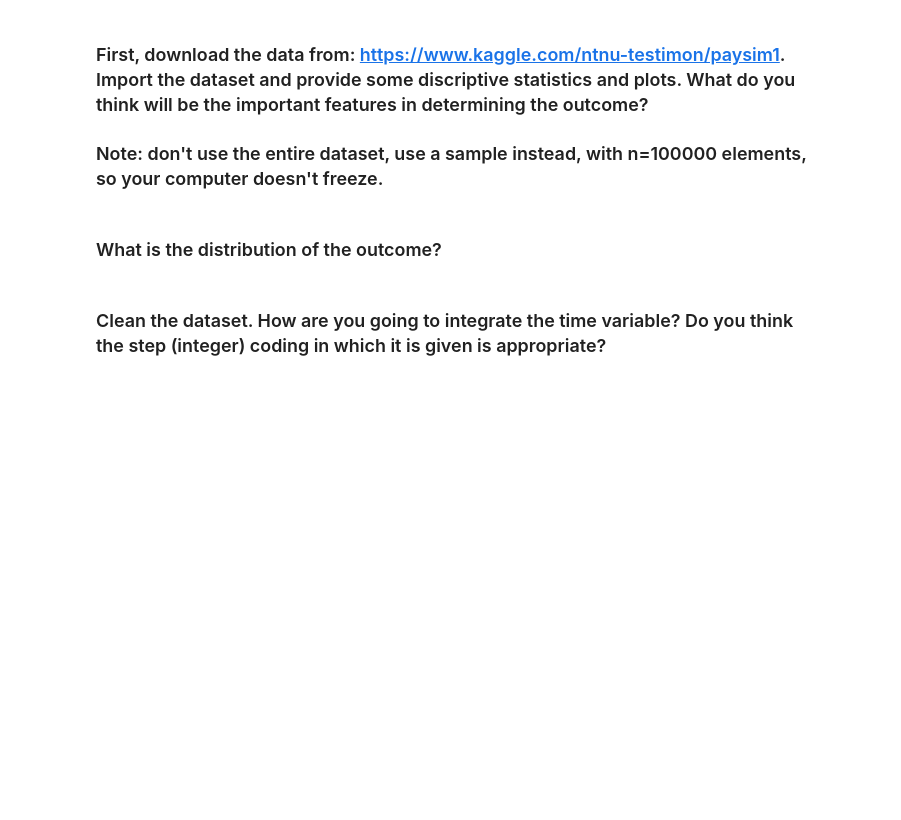
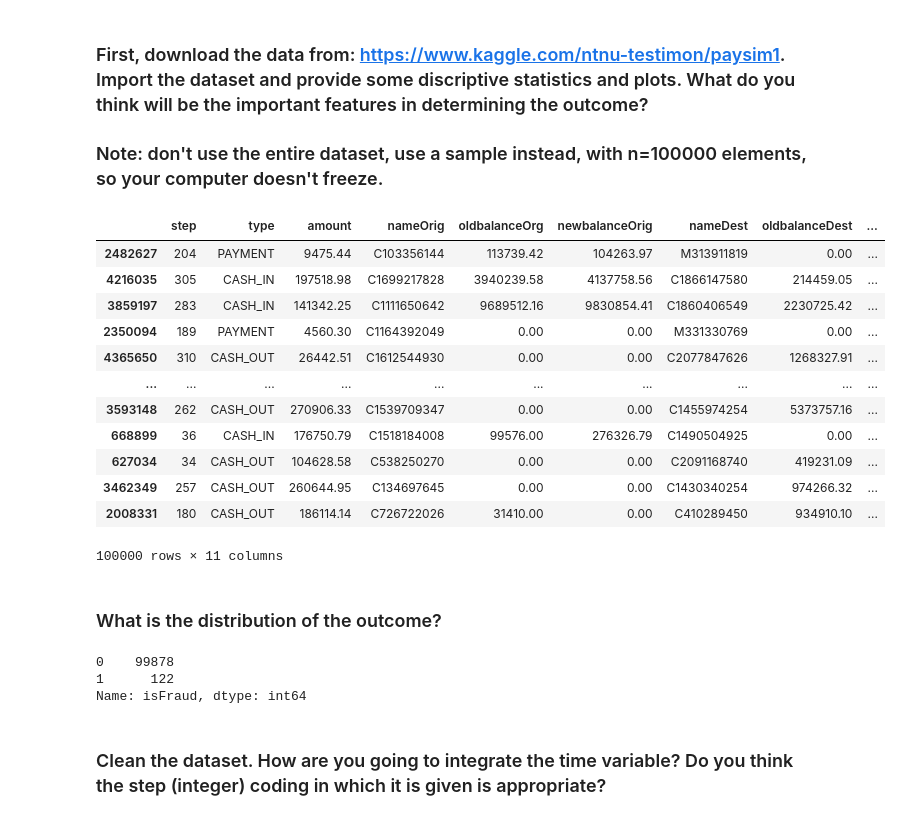
Before and after one commit to ta-data-lis/lab-imbalance, a Jupyter notebook: your-code/lab_imbalance.ipynb, the cells around one changed output. Drawn from its saved outputs; the diff is of its cells as text; code cells hidden in the pictures; blank space fills up the shorter version.

```diff
--- a/your-code/lab_imbalance.ipynb
+++ b/your-code/lab_imbalance.ipynb
@@ -12,9 +25,30 @@ Like we disussed in class, when we have noisy data, if we are not careful, we ca
 # %%
 # Your code here
+fraud = pd.read_csv('Lab_fraud.csv').sample(100000)
+fraud
+# %% [output]
+|  | step | type | amount | nameOrig | oldbalanceOrg | newbalanceOrig | nameDest | oldbalanceDest | ... |
+| 2482627 | 204 | PAYMENT | 9475.44 | C103356144 | 113739.42 | 104263.97 | M313911819 | 0.00 | ... |
+| 4216035 | 305 | CASH_IN | 197518.98 | C1699217828 | 3940239.58 | 4137758.56 | C1866147580 | 214459.05 | ... |
+| 3859197 | 283 | CASH_IN | 141342.25 | C1111650642 | 9689512.16 | 9830854.41 | C1860406549 | 2230725.42 | ... |
+| 2350094 | 189 | PAYMENT | 4560.30 | C1164392049 | 0.00 | 0.00 | M331330769 | 0.00 | ... |
+| 4365650 | 310 | CASH_OUT | 26442.51 | C1612544930 | 0.00 | 0.00 | C2077847626 | 1268327.91 | ... |
+| ... | ... | ... | ... | ... | ... | ... | ... | ... | ... |
+| 3593148 | 262 | CASH_OUT | 270906.33 | C1539709347 | 0.00 | 0.00 | C1455974254 | 5373757.16 | ... |
+| 668899 | 36 | CASH_IN | 176750.79 | C1518184008 | 99576.00 | 276326.79 | C1490504925 | 0.00 | ... |
+| 627034 | 34 | CASH_OUT | 104628.58 | C538250270 | 0.00 | 0.00 | C2091168740 | 419231.09 | ... |
+| 3462349 | 257 | CASH_OUT | 260644.95 | C134697645 | 0.00 | 0.00 | C1430340254 | 974266.32 | ... |
+| 2008331 | 180 | CASH_OUT | 186114.14 | C726722026 | 31410.00 | 0.00 | C410289450 | 934910.10 | ... |
+100000 rows × 11 columns
 # %% [markdown]
 ### What is the distribution of the outcome?
 # %%
 # Your response here
+fraud.isFraud.value_counts()
+# %% [output]
+0    99878
+1      122
+Name: isFraud, dtype: int64
 # %% [markdown]
 ### Clean the dataset. How are you going to integrate the time variable? Do you think the step (integer) coding in which it is given is appropriate?
 # %%
```
Also changed, not shown: parts of 11 cells of this notebook.
